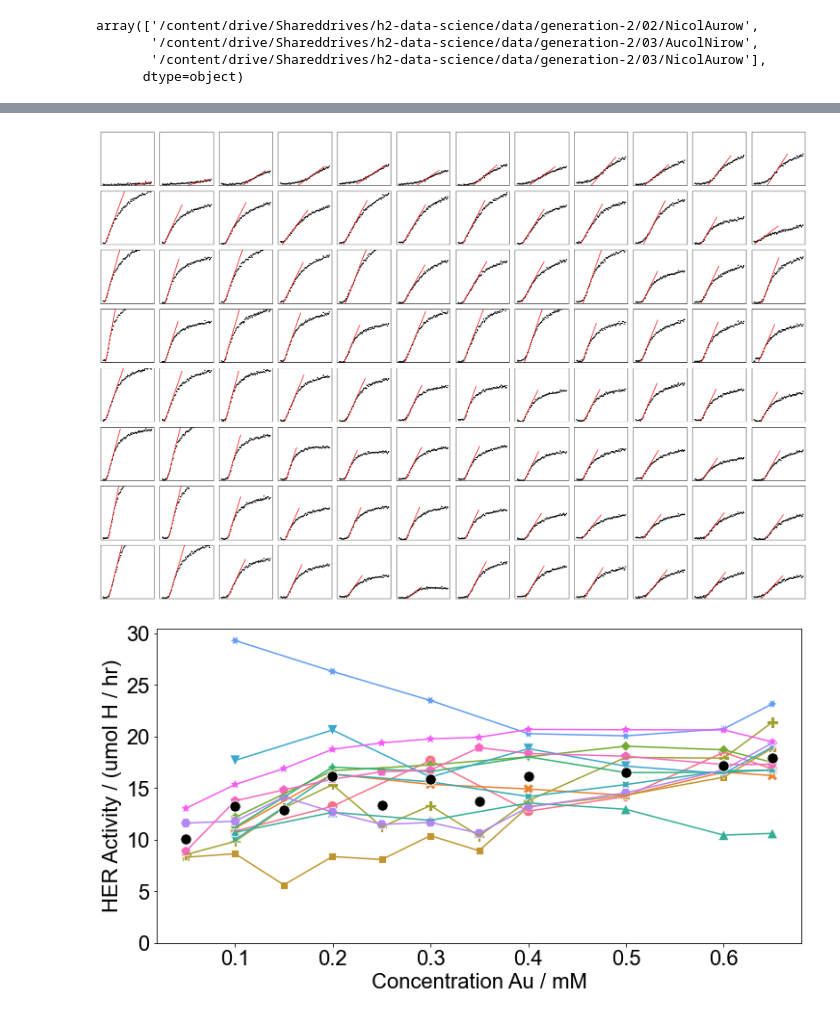
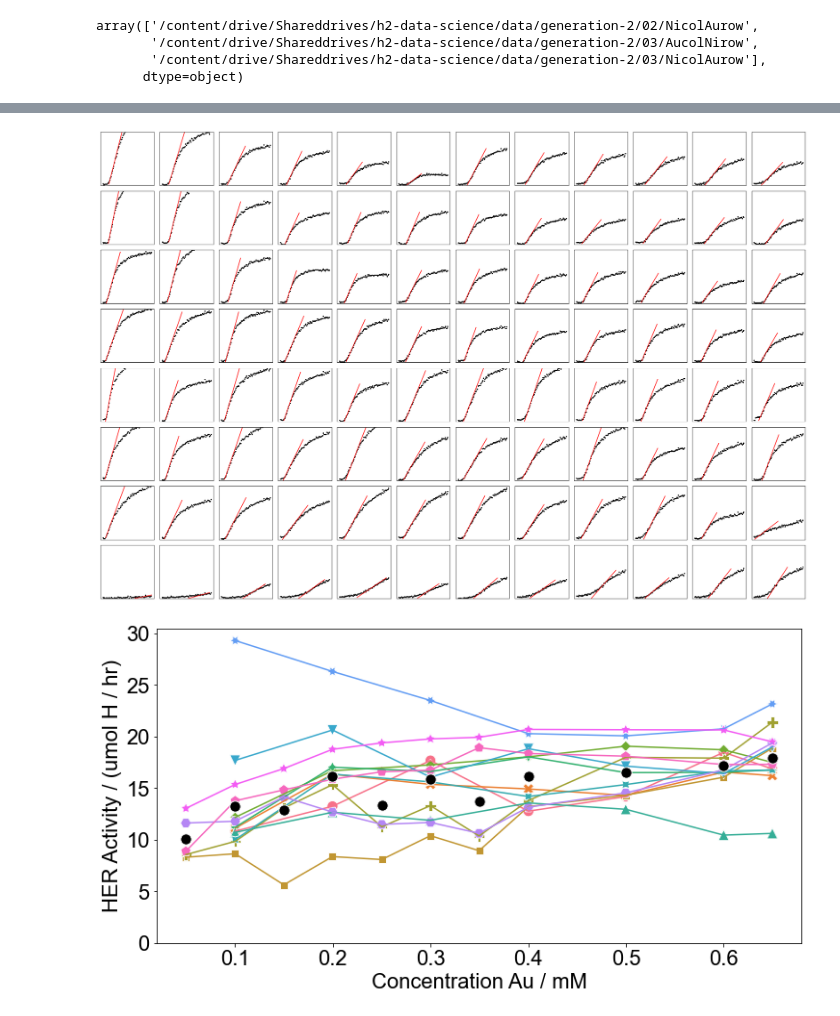
Before and after one commit to ulissigroup/DOE_HER, a Jupyter notebook: figure_code/hierarchy_fig.ipynb, the cells around one changed output, grey strips where cells are left out. Saved outputs shown, nothing was run; the diff lists cells and outputs as text; code cells hidden in the pictures.

```diff
--- a/figure_code/hierarchy_fig.ipynb
+++ b/figure_code/hierarchy_fig.ipynb
@@ -270,32 +293,32 @@ array(['/content/drive/Shareddrives/h2-data-science/data/generation-2/02/NicolAu
 # %%
 from scipy.ndimage import gaussian_filter
 
 fig, axs = plt.subplots(
     8,
     12,
     figsize=(24, 16),
 )
 for row in range(8):
     for col in range(12):
         idx = 12 * row + col
-        ax = axs[row][col]
+        ax = axs[7-row][col]
         ax.set_xticks([])
         ax.set_yticks([])
         data = Au_Ni_exp_df.loc[idx, "('umolh', '')"]
         ax.plot(range(len(data)), data, "k.", markersize=4)
         ax.plot(
             *plot_max_rate(
                 data, x_pre=25, x_post=25, y_low=0, y_up=max(data), diff_window=3
             ),
             "r"
         )
         ax.set_ylim(bottom=0, top=20)
 plt.tight_layout(pad=1)
 fig.savefig(
     "../figures/hierarchy_fig/AuNi_activity_grid.png", bbox_inches="tight", dpi=300
 )
 # %% [output]
-[figure, old version]
+[figure, new version]
 # %%
 fig, ax = plt.subplots(figsize=(12, 6))
 Au_df = exp_df[(exp_df.Components == ("Au", "X")) & (exp_df.Concentration_Au < 0.7)]
```
Also changed, not shown: parts of 2 cells of this notebook, 1 other file.
